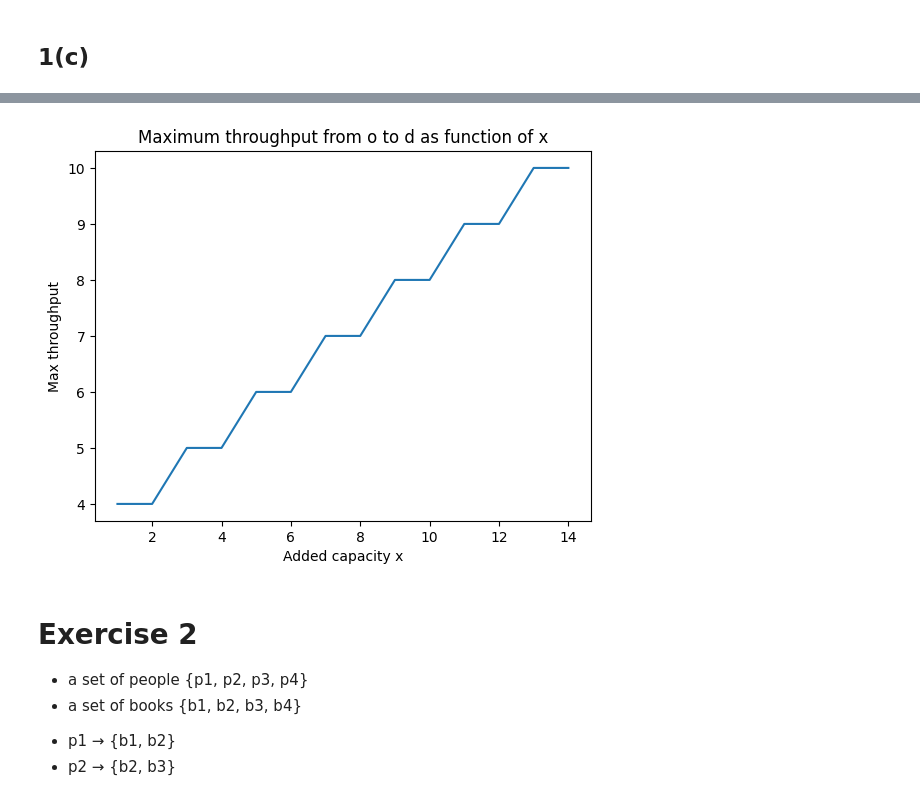
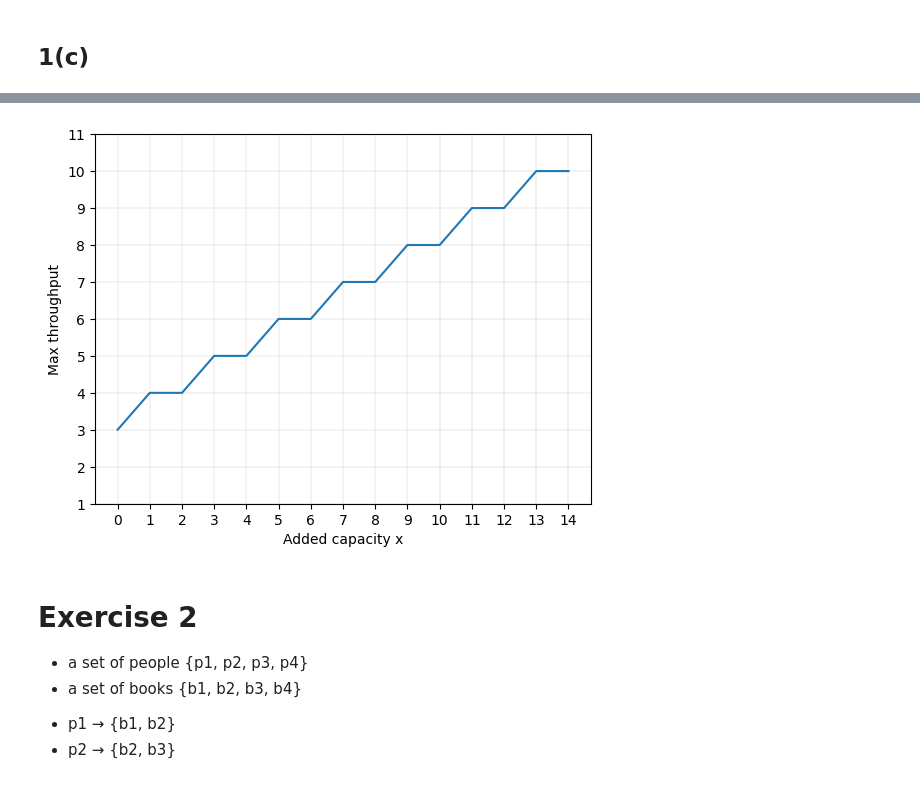
Before and after one commit to alecasel/Network-Dynamics-And-Learning, a Jupyter notebook: h1/Homework1.ipynb, the cells around one changed output, grey strips where cells are left out. Drawn from its saved outputs; the diff is of its cells as text; code cells hidden in the pictures.

```diff
--- a/h1/Homework1.ipynb
+++ b/h1/Homework1.ipynb
@@ -179,0 +176,3 @@ max_ths
+# %%
+max_ths.insert(0, {0:3})
+max_ths
@@ -180,14 +196,17 @@ max_ths
 # %%
 import matplotlib.pyplot as plt
 
 y = [list(mt.values())[0] for mt in max_ths[:-1]]
-plt.plot(np.arange(1,15), y)
+plt.plot(np.arange(0,15), y)
 plt.xlabel('Added capacity x')
 plt.ylabel('Max throughput')
-plt.title('Maximum throughput from o to d as function of x')
+plt.xticks(range(0,15))
+plt.yticks(range(1,12))
+plt.grid(linewidth=0.2)
+plt.savefig("e1c.png", format="PNG")
 plt.show()
 # %% [output]
-[figure, old version]
+[figure, new version]
 # %% [markdown]
 # Exercise 2
 * a set of people {p1, p2, p3, p4}
```
Also changed, not shown: parts of 27 cells of this notebook, 1 other file.
